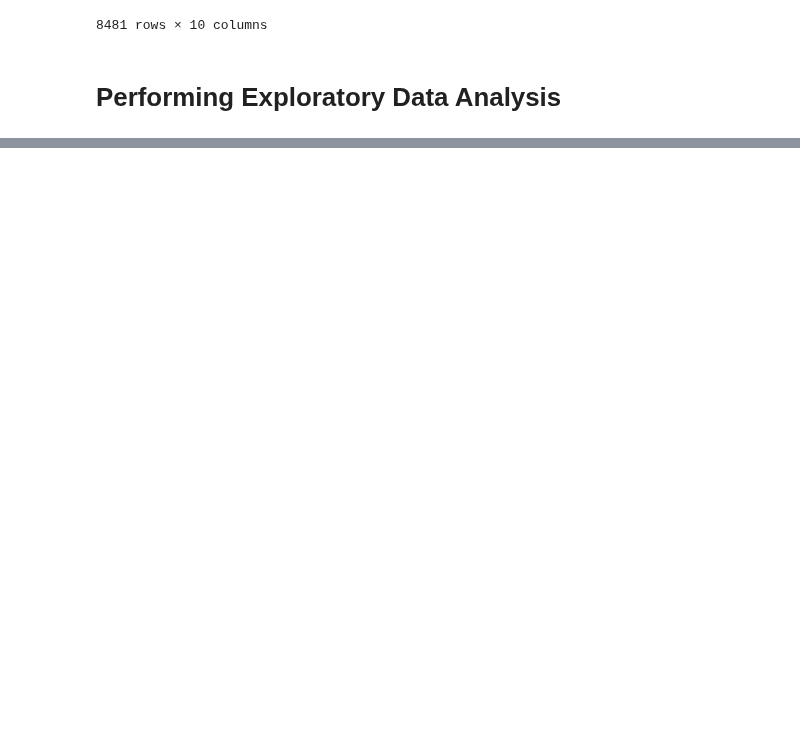
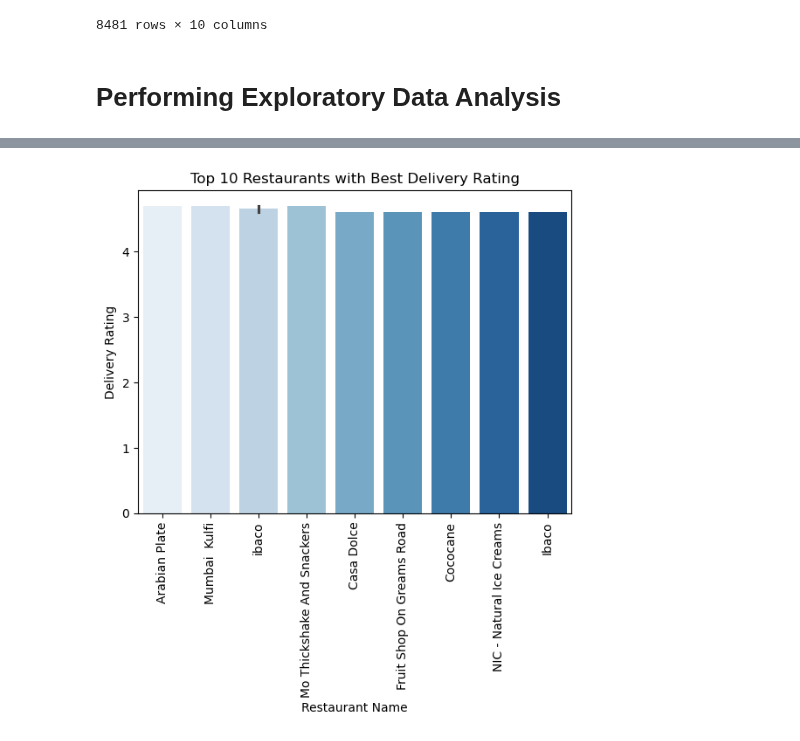
Before and after one commit to ThanigaivelGanapathi/Zomato-Chennai-Dataset-Analysis, a Jupyter notebook: Chennai Dataset Analysis.ipynb, the cells around one changed output, grey strips where cells are left out. Saved outputs shown, nothing was run; the diff lists cells and outputs as text; code cells hidden in the pictures; blank space fills up the shorter version.

```diff
--- a/Chennai Dataset Analysis.ipynb
+++ b/Chennai Dataset Analysis.ipynb
@@ -520,0 +523,3 @@ zomato_chennai
+# %%
+top_rtd_delvy_rest = zomato_chennai[["Name of Restaurant","Delivery Rating"]].sort_values(by = "Delivery Rating",ascending = False).head(10).reset_index()
+top_rtd_delvy_rest
@@ -521 +538,10 @@ zomato_chennai
+# %%
+seaborn.barplot(x='Name of Restaurant', y='Delivery Rating', data=top_rtd_delvy_rest, palette='Blues')
+plt.title('Top 10 Restaurants with Best Delivery Rating')
+plt.xlabel('Restaurant Name')
+plt.ylabel('Delivery Rating')
+plt.xticks(rotation=90)
+plt.show()
+# %% [output]
+[figure, added]
 # %% [markdown]
```
Also changed, not shown: parts of 28 cells of this notebook.
